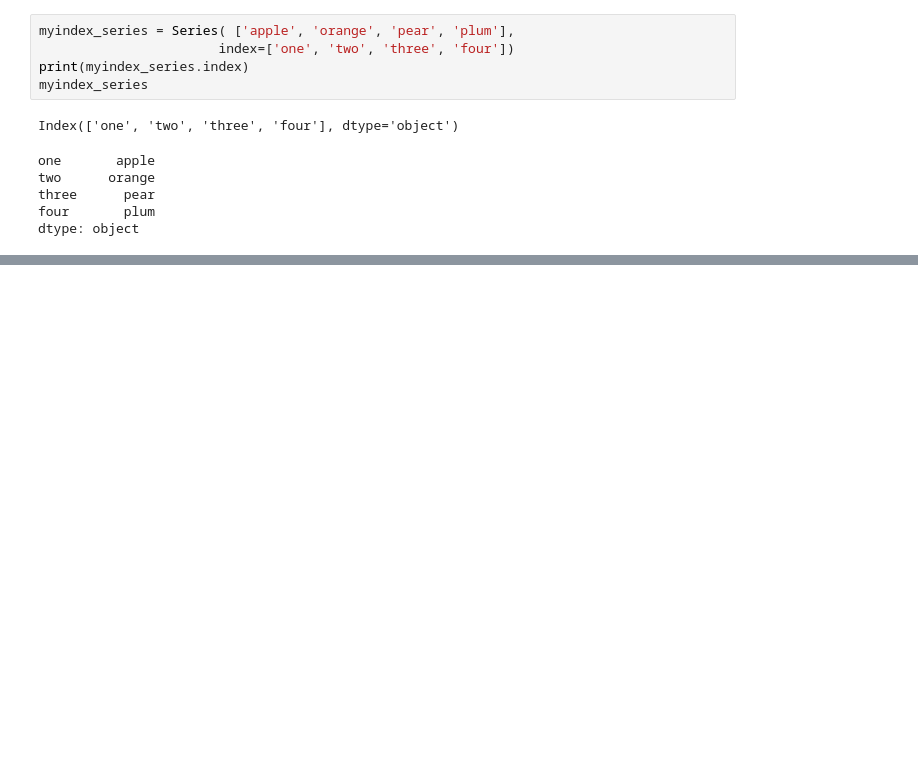
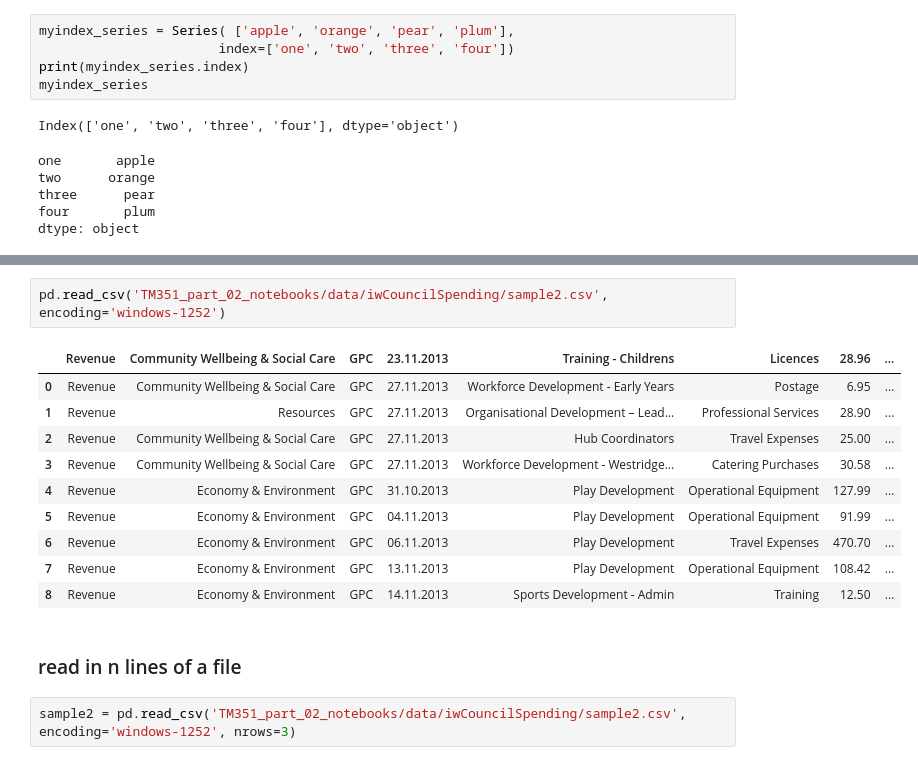
Before and after one commit to snowkuma/tm351-notebooks, a Jupyter notebook: Scratchpad.ipynb, the cells around one changed output, grey strips where cells are left out. Drawn from its saved outputs; the diff is of its cells as text; blank space fills up the shorter version.

```diff
--- a/Scratchpad.ipynb
+++ b/Scratchpad.ipynb
@@ -122,0 +188,17 @@ dtype: object
+# %%
+pd.read_csv('TM351_part_02_notebooks/data/iwCouncilSpending/sample2.csv', encoding='windows-1252')
+# %% [output]
+|  | Revenue | Community Wellbeing & Social Care | GPC | 23.11.2013 | Training - Childrens | Licences | 28.96 | ... |
+| 0 | Revenue | Community Wellbeing & Social Care | GPC | 27.11.2013 | Workforce Development - Early Years | Postage | 6.95 | ... |
+| 1 | Revenue | Resources | GPC | 27.11.2013 | Organisational Development – Lead... | Professional Services | 28.90 | ... |
+| 2 | Revenue | Community Wellbeing & Social Care | GPC | 27.11.2013 | Hub Coordinators | Travel Expenses | 25.00 | ... |
+| 3 | Revenue | Community Wellbeing & Social Care | GPC | 27.11.2013 | Workforce Development - Westridge... | Catering Purchases | 30.58 | ... |
+| 4 | Revenue | Economy & Environment | GPC | 31.10.2013 | Play Development | Operational Equipment | 127.99 | ... |
+| 5 | Revenue | Economy & Environment | GPC | 04.11.2013 | Play Development | Operational Equipment | 91.99 | ... |
+| 6 | Revenue | Economy & Environment | GPC | 06.11.2013 | Play Development | Travel Expenses | 470.70 | ... |
+| 7 | Revenue | Economy & Environment | GPC | 13.11.2013 | Play Development | Operational Equipment | 108.42 | ... |
+| 8 | Revenue | Economy & Environment | GPC | 14.11.2013 | Sports Development - Admin | Training | 12.50 | ... |
+# %% [markdown]
+### read in n lines of a file
+# %%
+sample2 = pd.read_csv('TM351_part_02_notebooks/data/iwCouncilSpending/sample2.csv', encoding='windows-1252', nrows=3)
```
Also changed, not shown: parts of 30 cells of this notebook, 19 other files.
